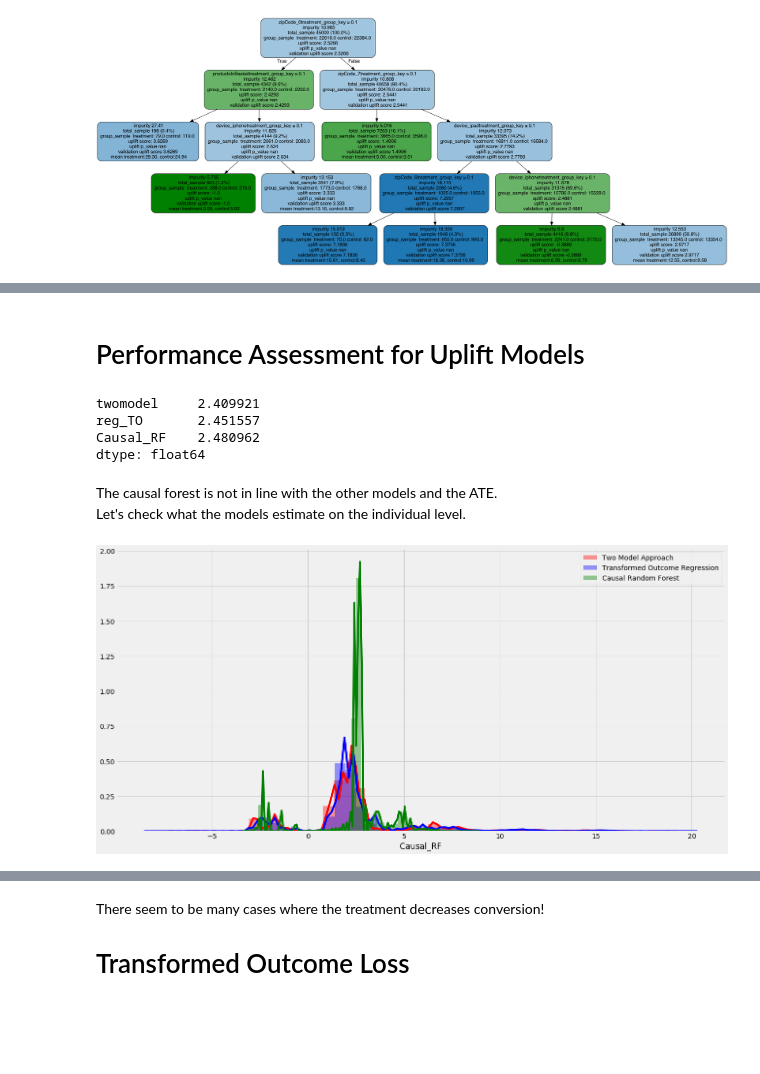
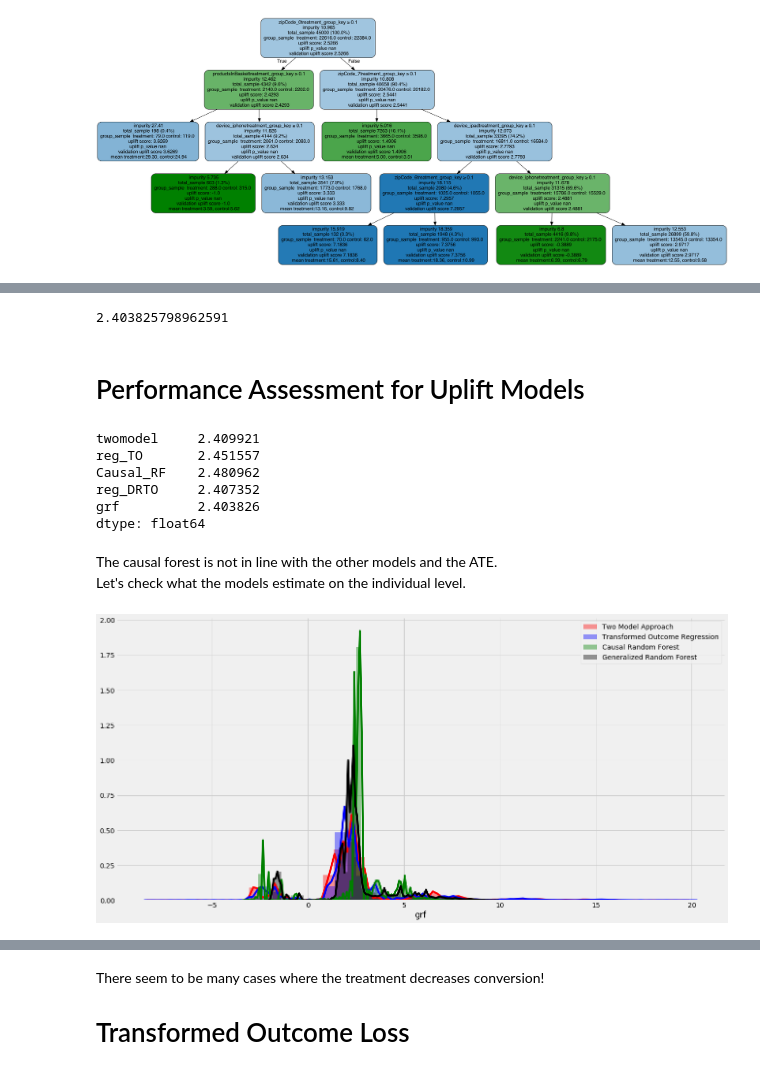
Before and after one commit to wiebkepeters/IS-HU-Berlin, a Jupyter notebook: CausalMLAdams.ipynb, the cells around one changed output, grey strips where cells are left out. Cells and saved outputs as stored; diff of their text form; code cells hidden in the pictures; blank space fills up the shorter version.

Commit message:
Update CausalML incl grf package
Importing R-packages into python via rpy2

```diff
--- a/CausalMLAdams.ipynb
+++ b/CausalMLAdams.ipynb
@@ -419,3 +421,22 @@ Image(graph.create_png())
+# %%
+# import grf package from r
+grf = rpackages.importr('grf')
+# for this package to work we need to convert our data
+# %%
+grfmodel = grf.causal_forest(X= train[X], Y= train[y], W= train['treatment_numeric'], mtry=5, num_trees = 100, sample_fraction = 0.5,
+                    min_node_size = 20,
+                    honesty_fraction=0.5,
+                    ci_group_size=1, compute_oob_predictions = robjects.vectors.BoolVector([False]))
+
+# exchange '.' for'_' in the function
+# e.g. min.node.size is now min_node_size
+# thid way these functions still work in python
+# %%
+pred['grf'] = (robjects.r.predict(grfmodel, test[X])).values
+# %%
+np.mean(pred['grf'])
+# %% [output]
+2.403825798962591
 # %% [markdown]
 # Performance Assessment for Uplift Models
 # %%
@@ -425,6 +446,8 @@ np.mean(pred)
 twomodel     2.409921
 reg_TO       2.451557
 Causal_RF    2.480962
+reg_DRTO     2.407352
+grf          2.403826
 dtype: float64
 # %% [markdown]
 The causal forest is not in line with the other models and the ATE. <br>
@@ -432,8 +455,9 @@ Let's check what the models estimate on the individual level.
 # %%
 import seaborn as sns
 sns.distplot(pred['twomodel'], label="Two Model Approach", color='red')
 sns.distplot(pred['reg_TO'], label= 'Transformed Outcome Regression', color='blue')
 sns.distplot(pred['Causal_RF'], label = 'Causal Random Forest',  color='green')
+sns.distplot(pred['grf'], label = 'Generalized Random Forest',  color='black')
 plt.legend() ;
 # %% [output]
-[figure, old version]
+[figure, new version]
```
Also changed, not shown: parts of 3 cells of this notebook.
